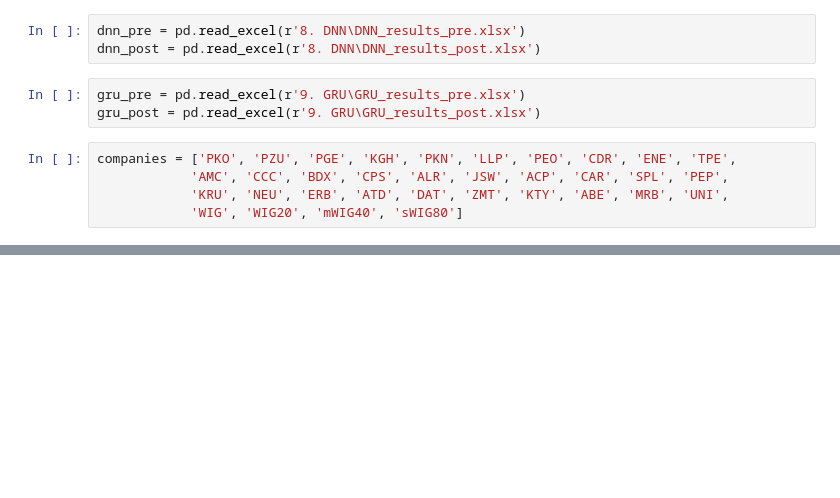
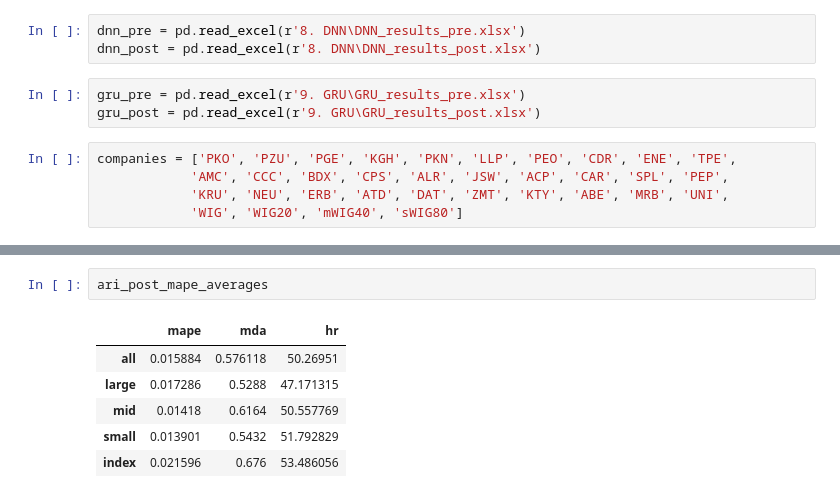
Before and after one commit to Oskar-Bednarek/Master-Thesis-Prediction-models, a Jupyter notebook: results.ipynb, the cells around one changed output, grey strips where cells are left out. Drawn from its saved outputs; the diff is of its cells as text; blank space fills up the shorter version.

```diff
--- a/results.ipynb
+++ b/results.ipynb
@@ -50,0 +1698,9 @@ gru_post
+# %%
+ari_post_mape_averages
+# %% [output]
+|  | mape | mda | hr |
+| all | 0.015884 | 0.576118 | 50.26951 |
+| large | 0.017286 | 0.5288 | 47.171315 |
+| mid | 0.01418 | 0.6164 | 50.557769 |
+| small | 0.013901 | 0.5432 | 51.792829 |
+| index | 0.021596 | 0.676 | 53.486056 |
```
Also changed, not shown: parts of 32 cells of this notebook, 1 other file.
